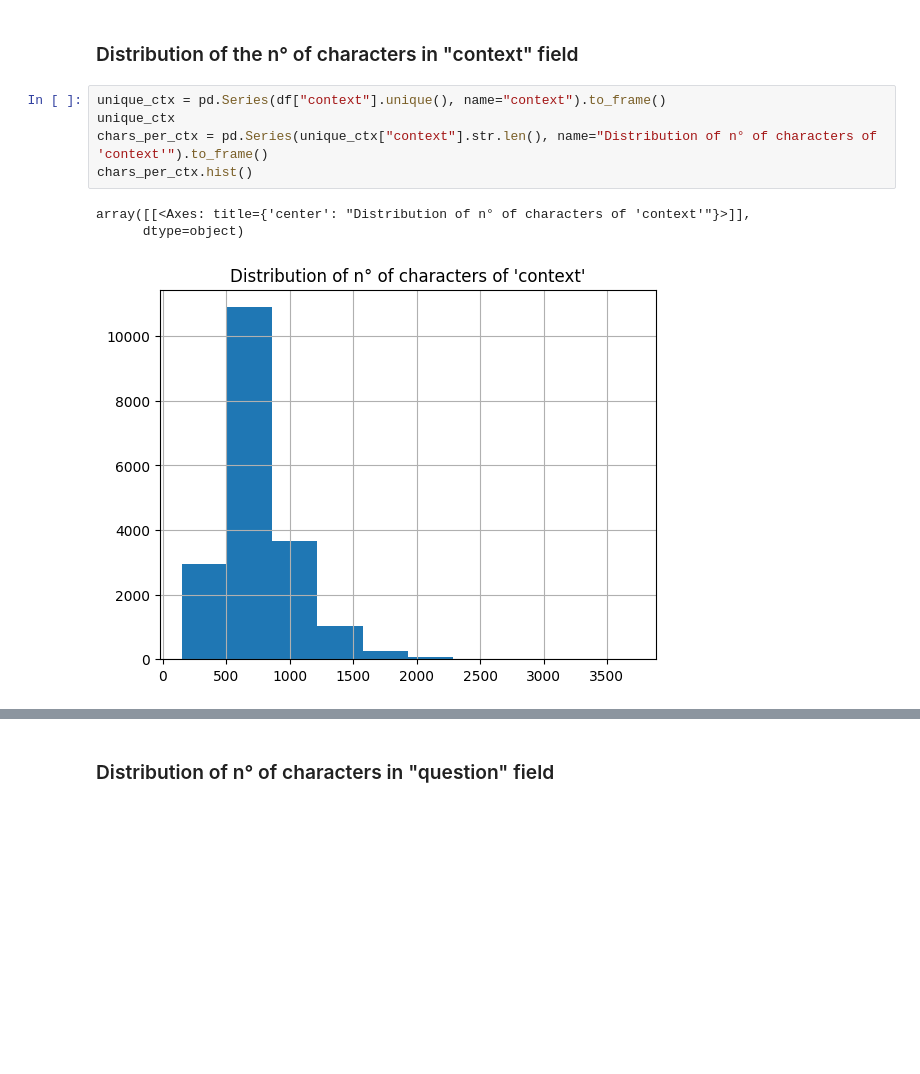
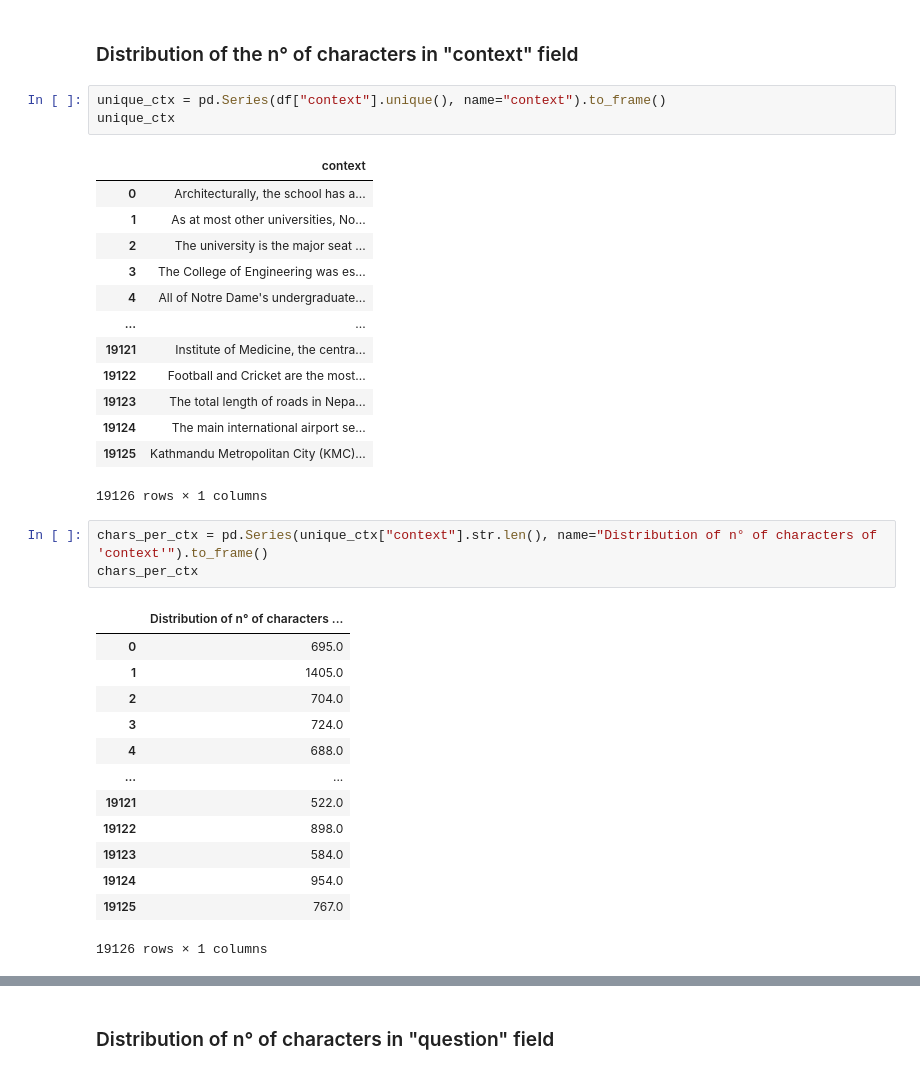
Before and after one commit to bascr/AIML-Capstone-Project-QA-AI, a Jupyter notebook: EDA/squad/EDA_SQUAD_Dataset.ipynb, the cells around one changed output, grey strips where cells are left out. Cells and saved outputs as stored; diff of their text form; blank space fills up the shorter version.

```diff
--- a/EDA/squad/EDA_SQUAD_Dataset.ipynb
+++ b/EDA/squad/EDA_SQUAD_Dataset.ipynb
@@ -36,11 +31,36 @@ df
 # %% [markdown]
 ### Distribution of the n° of characters in "context" field
+# %%
+unique_ctx = pd.Series(df["context"].unique(), name="context").to_frame()
+unique_ctx
+# %% [output]
+|  | context |
+| 0 | Architecturally, the school has a... |
+| 1 | As at most other universities, No... |
+| 2 | The university is the major seat ... |
+| 3 | The College of Engineering was es... |
+| 4 | All of Notre Dame's undergraduate... |
+| ... | ... |
+| 19121 | Institute of Medicine, the centra... |
+| 19122 | Football and Cricket are the most... |
+| 19123 | The total length of roads in Nepa... |
+| 19124 | The main international airport se... |
+| 19125 | Kathmandu Metropolitan City (KMC)... |
+19126 rows × 1 columns
 # %%
-unique_ctx = pd.Series(df["context"].unique(), name="context").to_frame()
-unique_ctx
 chars_per_ctx = pd.Series(unique_ctx["context"].str.len(), name="Distribution of n° of characters of 'context'").to_frame()
-chars_per_ctx.hist()
+chars_per_ctx
 # %% [output]
+|  | Distribution of n° of characters ... |
+| 0 | 695.0 |
+| 1 | 1405.0 |
+| 2 | 704.0 |
+| 3 | 724.0 |
+| 4 | 688.0 |
+| ... | ... |
+| 19121 | 522.0 |
+| 19122 | 898.0 |
+| 19123 | 584.0 |
+| 19124 | 954.0 |
+| 19125 | 767.0 |
-array([[<Axes: title={'center': "Distribution of n° of characters of 'context'"}>]],
-      dtype=object)
+19126 rows × 1 columns
-[figure, removed]
```
Also changed, not shown: parts of 4 cells of this notebook.
